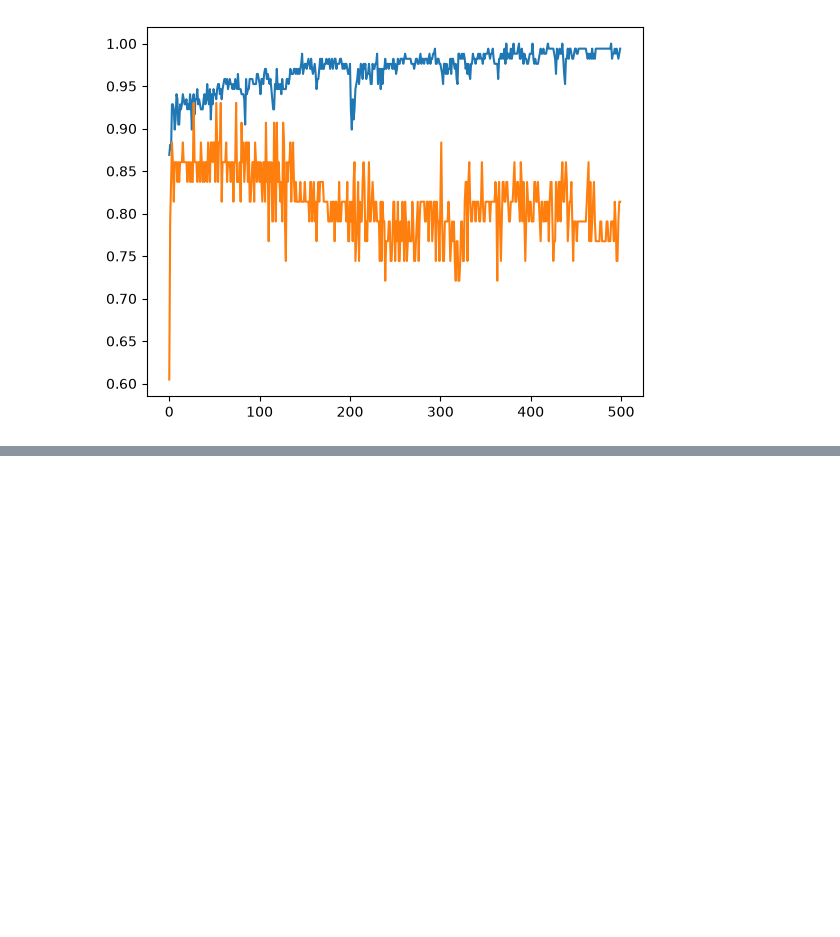
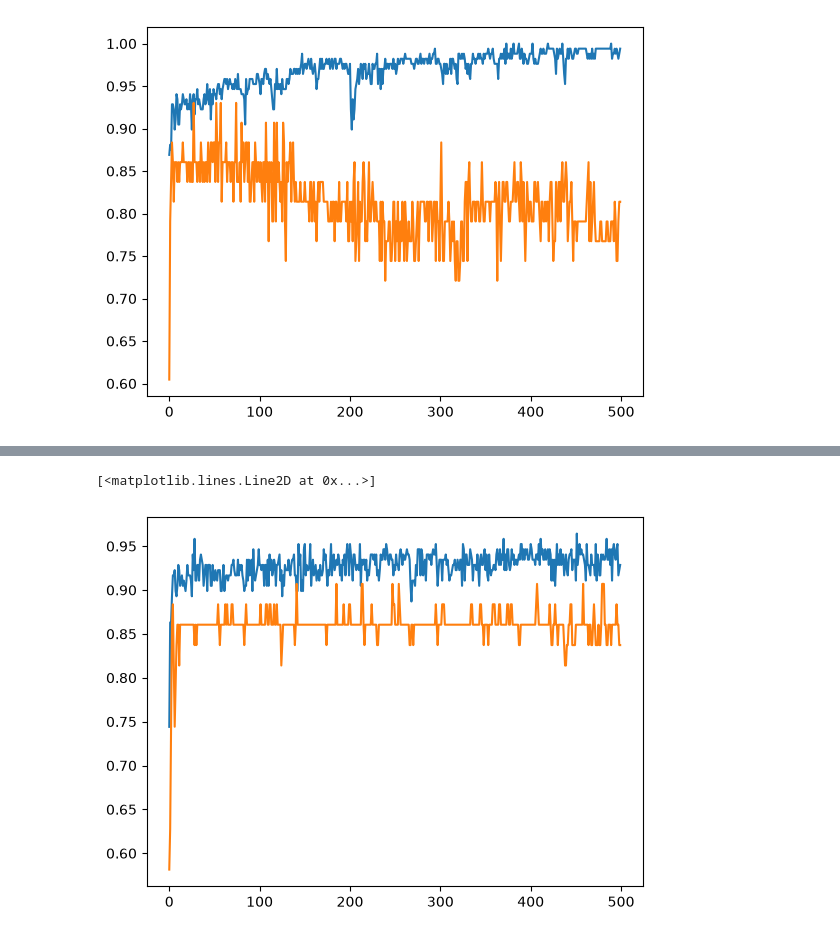
Before and after one commit to uravashiagrawal-hue/deep-learning, a Jupyter notebook: problems in neural network/overfitting/dropoutLayers.ipynb, the cells around one changed output, grey strips where cells are left out. Cells and saved outputs as stored; diff of their text form; code cells hidden in the pictures; blank space fills up the shorter version.

```diff
--- a/problems in neural network/overfitting/dropoutLayers.ipynb
+++ b/problems in neural network/overfitting/dropoutLayers.ipynb
@@ -410,0 +448,6 @@ plt.plot(history.history['val_accuracy'])
+# %%
+plt.plot(history.history['accuracy'])
+plt.plot(history.history['val_accuracy'])
+# %% [output]
+[<matplotlib.lines.Line2D at 0x...>]
+[figure, added]
```
Also changed, not shown: parts of 2 cells of this notebook.
